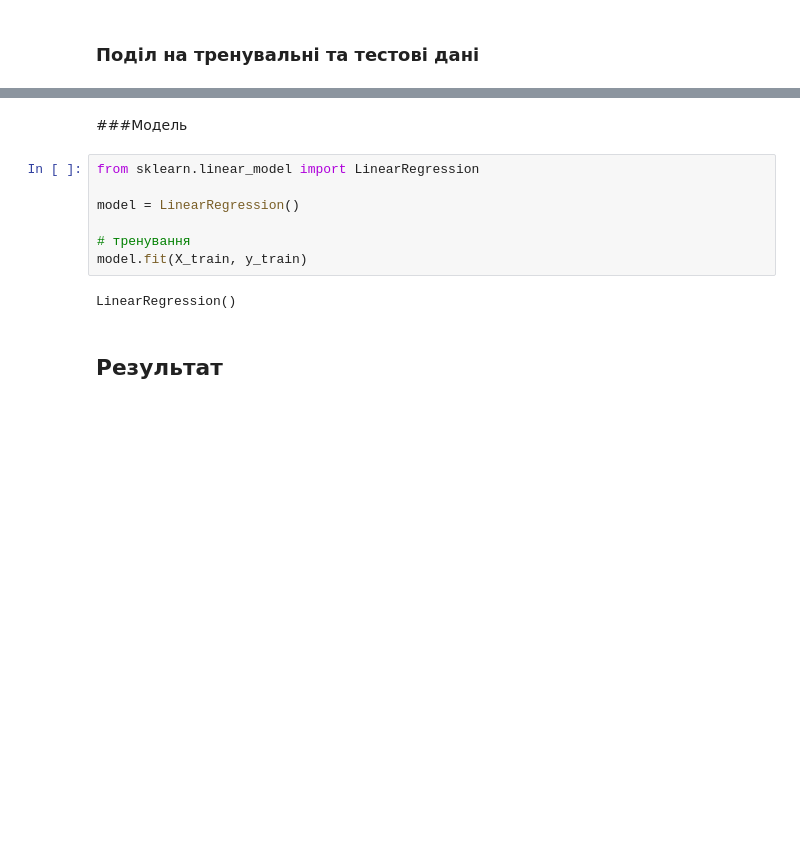
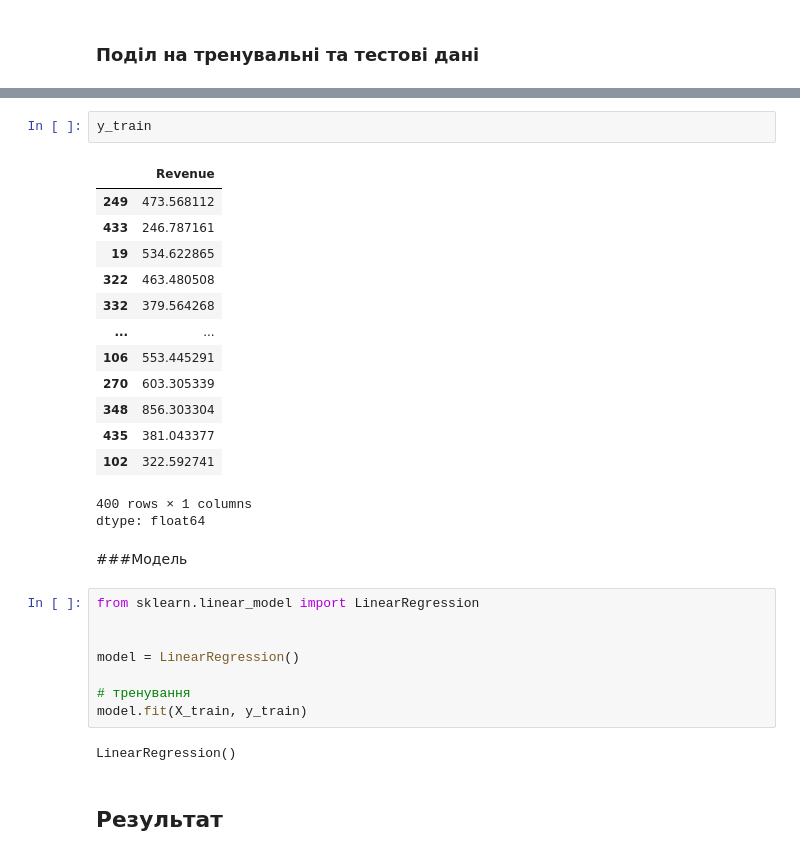
Before and after one commit to HalyshAnton/Python-AI, a Jupyter notebook: linear_regression.ipynb, the cells around one changed output, grey strips where cells are left out. Cells and saved outputs as stored; diff of their text form; blank space fills up the shorter version.

```diff
--- a/linear_regression.ipynb
+++ b/linear_regression.ipynb
@@ -127,7 +135,25 @@ X_train, X_test, y_train, y_test = train_test_split(X, y,
+# %%
+y_train
+# %% [output]
+|  | Revenue |
+| 249 | 473.568112 |
+| 433 | 246.787161 |
+| 19 | 534.622865 |
+| 322 | 463.480508 |
+| 332 | 379.564268 |
+| ... | ... |
+| 106 | 553.445291 |
+| 270 | 603.305339 |
+| 348 | 856.303304 |
+| 435 | 381.043377 |
+| 102 | 322.592741 |
+400 rows × 1 columns
+dtype: float64
 # %% [markdown]
 ###Модель
 # %%
 from sklearn.linear_model import LinearRegression
+
 
 model = LinearRegression()
 
```
Also changed, not shown: parts of 84 cells of this notebook.
